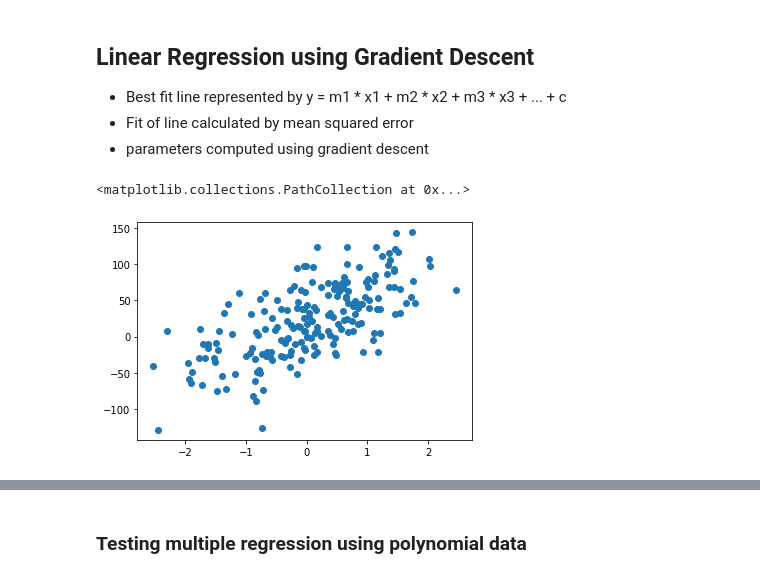
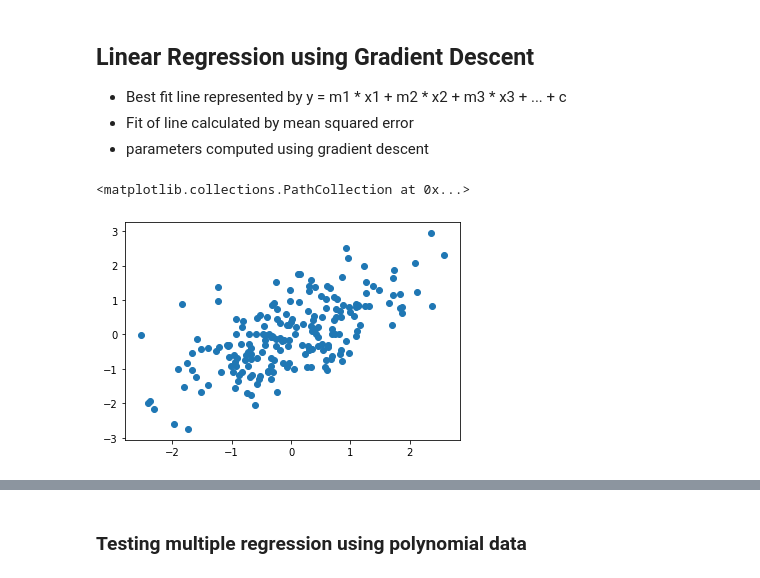
Before and after one commit to prathameshbhalekar/Machine-Learning-From-Scratch, a Jupyter notebook: Linear Regression using Gradient Descent.ipynb, the cells around one changed output, grey strips where cells are left out. Saved outputs shown, nothing was run; the diff lists cells and outputs as text; code cells hidden in the pictures.

```diff
--- a/Linear Regression using Gradient Descent.ipynb
+++ b/Linear Regression using Gradient Descent.ipynb
@@ -13,9 +55,8 @@ from sklearn.datasets import make_regression
 # %%
 x,y=make_regression(n_features=1,n_samples=200,bias=20,noise=40)
-x=pd.DataFrame(x)
-y=pd.DataFrame(y)
+x = preprocessing.scale(x)
+y = preprocessing.scale(y)
+plt.scatter(x,y)
+# %% [output]
+<matplotlib.collections.PathCollection at 0x...>
+[figure, added]
-# %%
-plt.scatter(x,y)
-# %% [output]
-<matplotlib.collections.PathCollection at 0x...>
-[figure, removed]
```
Also changed, not shown: parts of 19 cells of this notebook.
